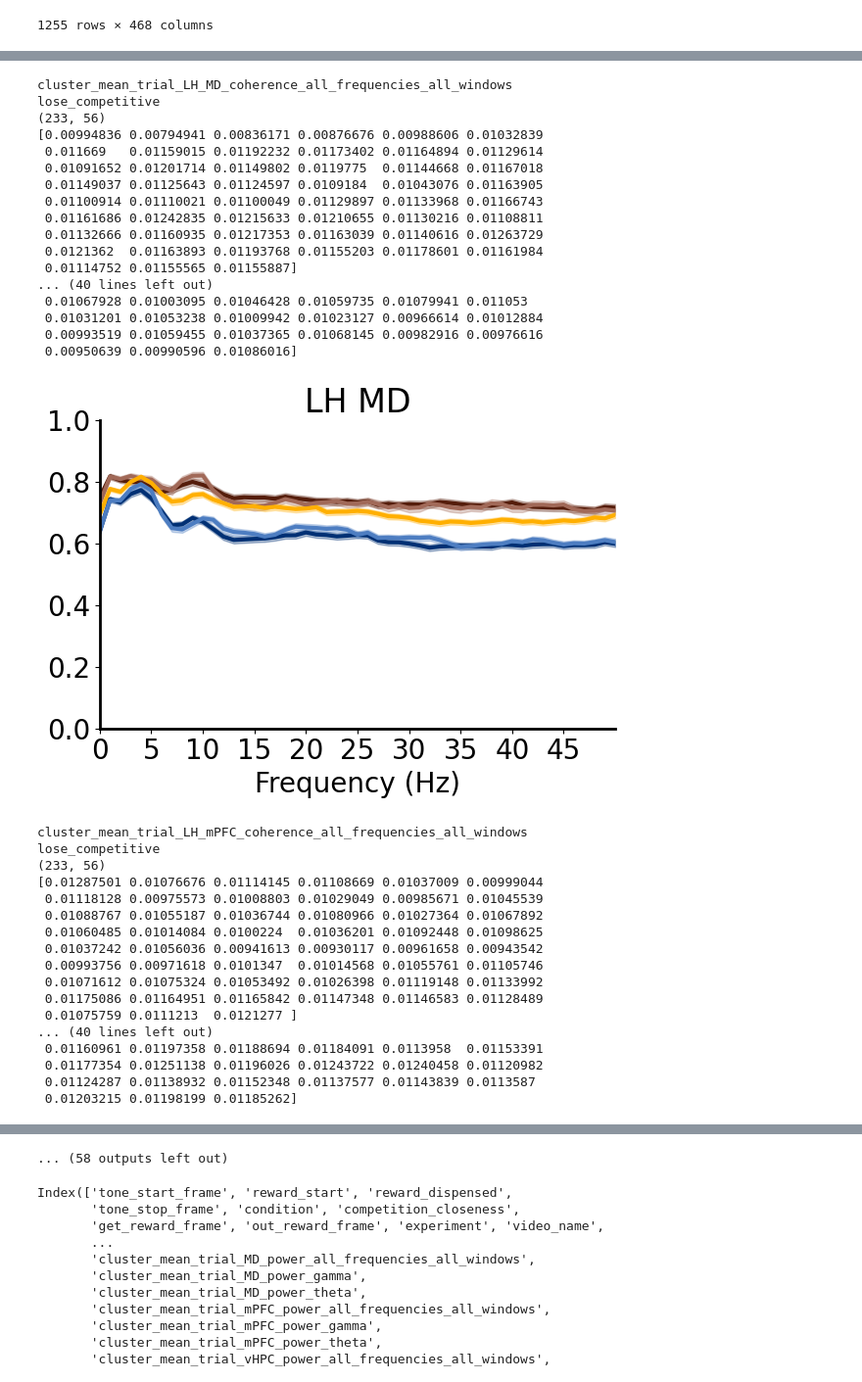
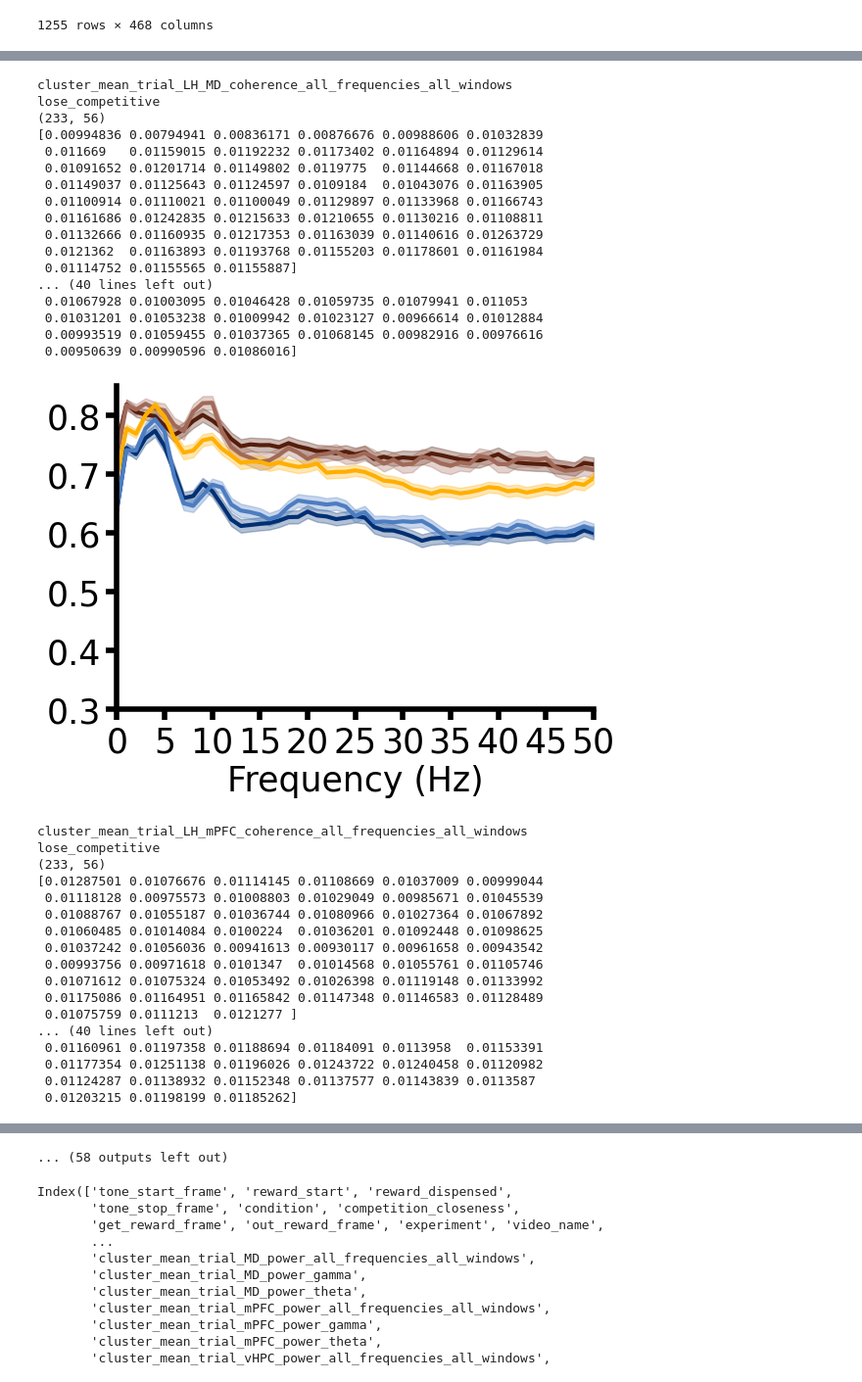
Before and after one commit to padillacoreanolab/reward_comp_ext, a Jupyter notebook: results/2024_06_16_spectral_preprocessing/12_rce3_cluster_parsing_combined_comp.ipynb, the cells around one changed output, grey strips where cells are left out. Shown at 98% size. Drawn from its saved outputs; the diff is of its cells as text; code cells hidden in the pictures.

```diff
--- a/results/2024_06_16_spectral_preprocessing/12_rce3_cluster_parsing_combined_comp.ipynb
+++ b/results/2024_06_16_spectral_preprocessing/12_rce3_cluster_parsing_combined_comp.ipynb
@@ -925,7 +925,7 @@ for col in cluster_mean_columns:
 
     fig, ax = plt.subplots()
     plt.xlim(low_freq, high_freq-1)
-    plt.xticks(np.arange(low_freq, high_freq-1, 5))
+    plt.xticks(np.arange(low_freq, high_freq, 5))
 
     stacked_df = cluster_exploded_TRIALS_AND_SPECTRAL_DF.groupby("trial_and_competitiveness_label").agg({col: stack_arrays})
     stacked_df = stacked_df.reset_index()
@@ -941,10 +941,15 @@ for col in cluster_mean_columns:
         # plt.ylim(0, 0.5)
         ax.set_yscale('log')
         # plt.ylim(0, max_value)
-
+    elif "coherence" in col:
+        plt.ylim(0.3, 0.85)
+        plt.yticks(np.arange(0.3, 0.85, 0.1))
+    elif "granger" in col:
+        plt.ylim(0.2, 0.8)
+        plt.yticks(np.arange(0.2, 0.85, 0.1))
     else:
         # pass
-        plt.ylim(0.4, 0.8)
+        plt.ylim()
 
     # Iterating through each trial type
     for index, row in stacked_df.iterrows():
@@ -969,8 +974,8 @@ for col in cluster_mean_columns:
     else:
         title = "{}".format(col.replace("cluster_mean_trial_", "").replace("cluster_mean_trial_and_post_", "").replace("RMS_filtered_", "").replace("all_frequencies_all_windows", "").replace("power", "").replace("granger", "")).replace("coherence", "").replace("_", " ").replace("  ", " ").strip()
 
-    plt.title(title)
-    plt.xlabel("Frequency (Hz)")
+    # plt.title(title)
+    plt.xlabel("Frequency (Hz)", fontsize=25)
 
     if "power" in col:
         # plt.ylabel("Normalized Power (a.u.)")
@@ -995,8 +1000,12 @@ for col in cluster_mean_columns:
     # Leave bottom and left spines
     ax.spines['bottom'].set_visible(True)
     ax.spines['left'].set_visible(True)
-    ax.spines['bottom'].set_linewidth(2)
-    ax.spines['left'].set_linewidth(2)
+    ax.spines['bottom'].set_linewidth(4)
+    ax.spines['left'].set_linewidth(4)
+
+    ax.tick_params(length=8, width=4)
+    plt.yticks(fontsize=25)
+    plt.xticks(fontsize=25)
 
     plt.tight_layout()
     plt.savefig(os.path.join(output_dir, "cluster_{}.png".format(col.replace("cluster_mean_trial_and_post_", "").replace("RMS_filtered_", "").replace("all_frequencies_all_windows", "").strip("_").strip())), transparent=True)
@@ -1077,21 +1086,21 @@ lose_competitive
 cluster_mean_trial_LH_MD_coherence_all_frequencies_all_windows
 lose_competitive
 (233, 56)
 [0.00994836 0.00794941 0.00836171 0.00876676 0.00988606 0.01032839
  0.011669   0.01159015 0.01192232 0.01173402 0.01164894 0.01129614
  0.01091652 0.01201714 0.01149802 0.0119775  0.01144668 0.01167018
  0.01149037 0.01125643 0.01124597 0.0109184  0.01043076 0.01163905
  0.01100914 0.01110021 0.01100049 0.01129897 0.01133968 0.01166743
  0.01161686 0.01242835 0.01215633 0.01210655 0.01130216 0.01108811
  0.01132666 0.01160935 0.01217353 0.01163039 0.01140616 0.01263729
  0.0121362  0.01163893 0.01193768 0.01155203 0.01178601 0.01161984
  0.01114752 0.01155565 0.01155887]
 ... (40 lines left out)
  0.01067928 0.01003095 0.01046428 0.01059735 0.01079941 0.011053
  0.01031201 0.01053238 0.01009942 0.01023127 0.00966614 0.01012884
  0.00993519 0.01059455 0.01037365 0.01068145 0.00982916 0.00976616
  0.00950639 0.00990596 0.01086016]
-[figure, old version]
+[figure, new version]
 cluster_mean_trial_LH_mPFC_coherence_all_frequencies_all_windows
 lose_competitive
 (233, 56)
```
Also changed, not shown: parts of 6 cells of this notebook, 1 other file.
